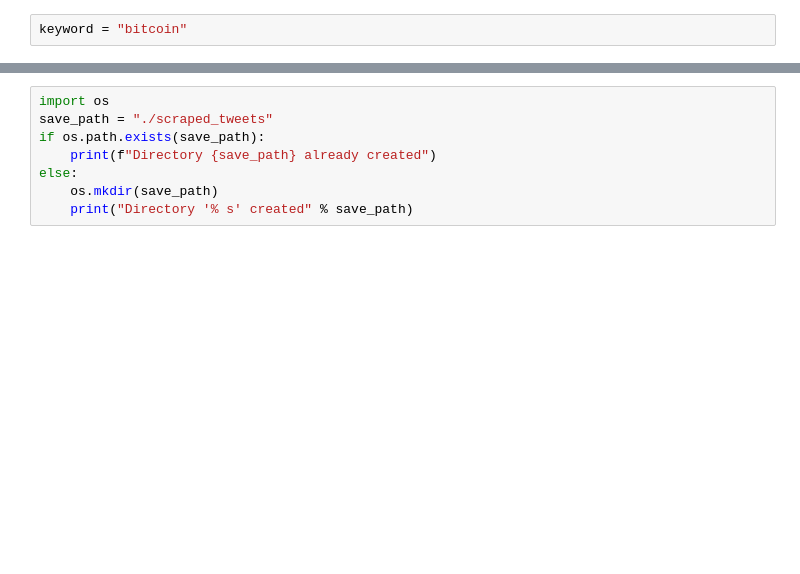
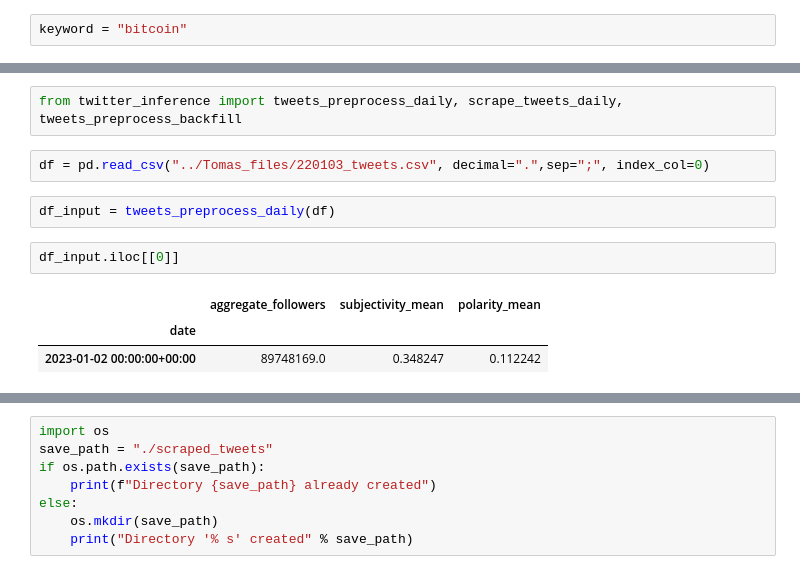
Before and after one commit to daniel-rdt/twitter_bitcoin_sentiment_ml, a Jupyter notebook: testing/tweets_preprocess.ipynb, the cells around one changed output, grey strips where cells are left out. Saved outputs shown, nothing was run; the diff lists cells and outputs as text; blank space fills up the shorter version.

```diff
--- a/testing/tweets_preprocess.ipynb
+++ b/testing/tweets_preprocess.ipynb
@@ -465 +554,13 @@ Yesterdays's date: 2022-12-25
 Specific day's date: 2022-12-23
+# %%
+from twitter_inference import tweets_preprocess_daily, scrape_tweets_daily, tweets_preprocess_backfill
+# %%
+df = pd.read_csv("../Tomas_files/220103_tweets.csv", decimal=".",sep=";", index_col=0)
+# %%
+df_input = tweets_preprocess_daily(df)
+# %%
+df_input.iloc[[0]]
+# %% [output]
+|  | aggregate_followers | subjectivity_mean | polarity_mean |
+| date |  |  |  |
+| 2023-01-02 00:00:00+00:00 | 89748169.0 | 0.348247 | 0.112242 |
```
Also changed, not shown: parts of 18 cells of this notebook, 4 other files.
